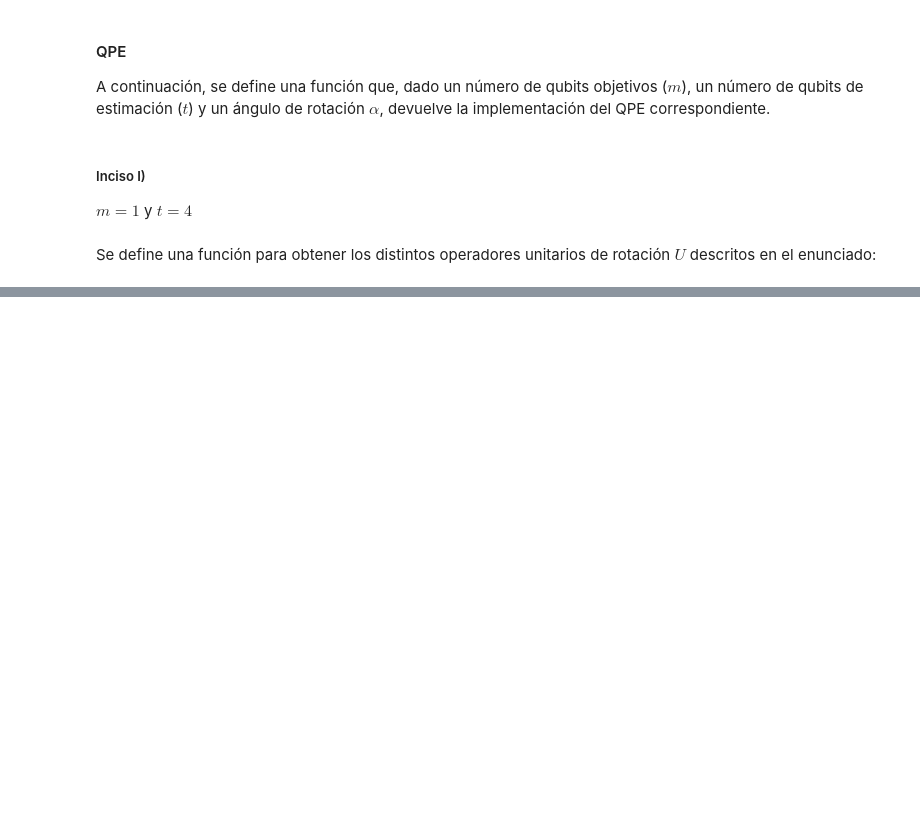
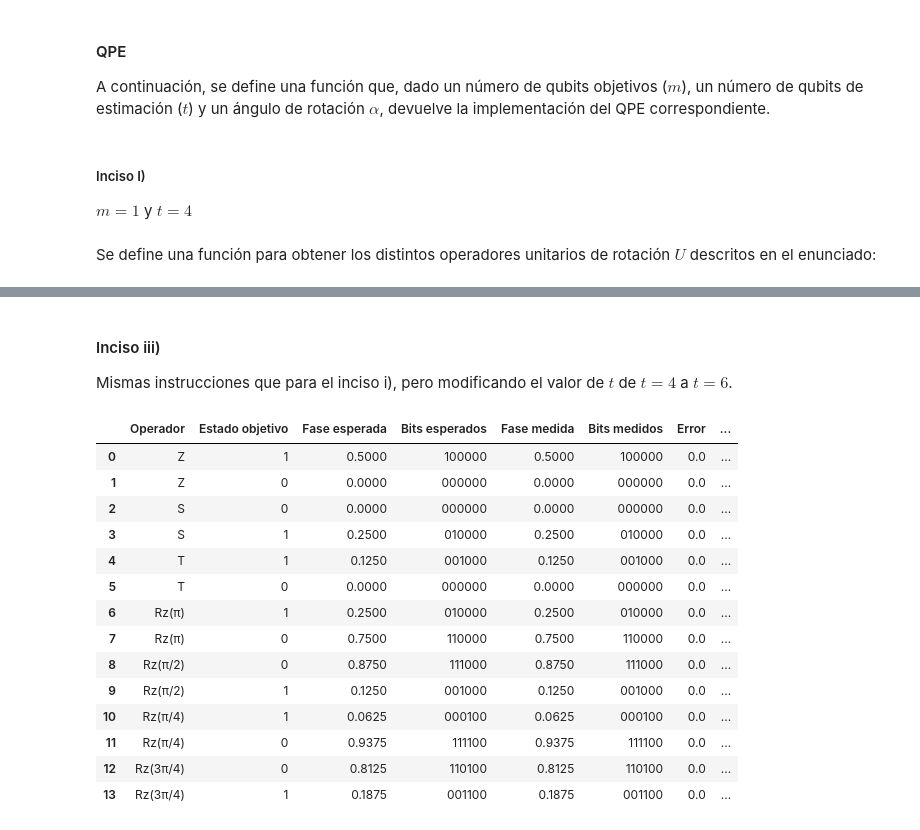
Before and after one commit to iroumec/qomputing-coursework, a Jupyter notebook: practicos/algoritmos-avanzados/tp1.ipynb, the cells around one changed output, grey strips where cells are left out. Saved outputs shown, nothing was run; the diff lists cells and outputs as text; code cells hidden in the pictures; blank space fills up the shorter version.

```diff
--- a/practicos/algoritmos-avanzados/tp1.ipynb
+++ b/practicos/algoritmos-avanzados/tp1.ipynb
@@ -167,0 +312,27 @@ for operator in unitary_rotation_operators:
+# %% [markdown]
+#### Inciso iii)
+
+Mismas instrucciones que para el inciso i), pero modificando el valor de $t$ de $t = 4$ a $t = 6$.
+# %%
+# Se establecen los parámetros.
+m = 1
+t = 6
+
+# Se evalúa el circuito.
+display(evaluate_qpe(m, t))
+# %% [output]
+|  | Operador | Estado objetivo | Fase esperada | Bits esperados | Fase medida | Bits medidos | Error | ... |
+| 0 | Z | 1 | 0.5000 | 100000 | 0.5000 | 100000 | 0.0 | ... |
+| 1 | Z | 0 | 0.0000 | 000000 | 0.0000 | 000000 | 0.0 | ... |
+| 2 | S | 0 | 0.0000 | 000000 | 0.0000 | 000000 | 0.0 | ... |
+| 3 | S | 1 | 0.2500 | 010000 | 0.2500 | 010000 | 0.0 | ... |
+| 4 | T | 1 | 0.1250 | 001000 | 0.1250 | 001000 | 0.0 | ... |
+| 5 | T | 0 | 0.0000 | 000000 | 0.0000 | 000000 | 0.0 | ... |
+| 6 | Rz(π) | 1 | 0.2500 | 010000 | 0.2500 | 010000 | 0.0 | ... |
+| 7 | Rz(π) | 0 | 0.7500 | 110000 | 0.7500 | 110000 | 0.0 | ... |
+| 8 | Rz(π/2) | 0 | 0.8750 | 111000 | 0.8750 | 111000 | 0.0 | ... |
+| 9 | Rz(π/2) | 1 | 0.1250 | 001000 | 0.1250 | 001000 | 0.0 | ... |
+| 10 | Rz(π/4) | 1 | 0.0625 | 000100 | 0.0625 | 000100 | 0.0 | ... |
+| 11 | Rz(π/4) | 0 | 0.9375 | 111100 | 0.9375 | 111100 | 0.0 | ... |
+| 12 | Rz(3π/4) | 0 | 0.8125 | 110100 | 0.8125 | 110100 | 0.0 | ... |
+| 13 | Rz(3π/4) | 1 | 0.1875 | 001100 | 0.1875 | 001100 | 0.0 | ... |
```
Also changed, not shown: parts of 16 cells of this notebook, 5 other files.
